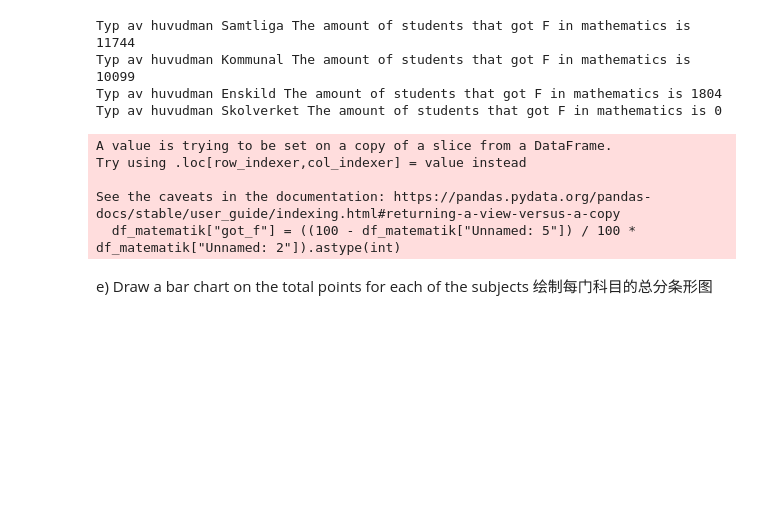
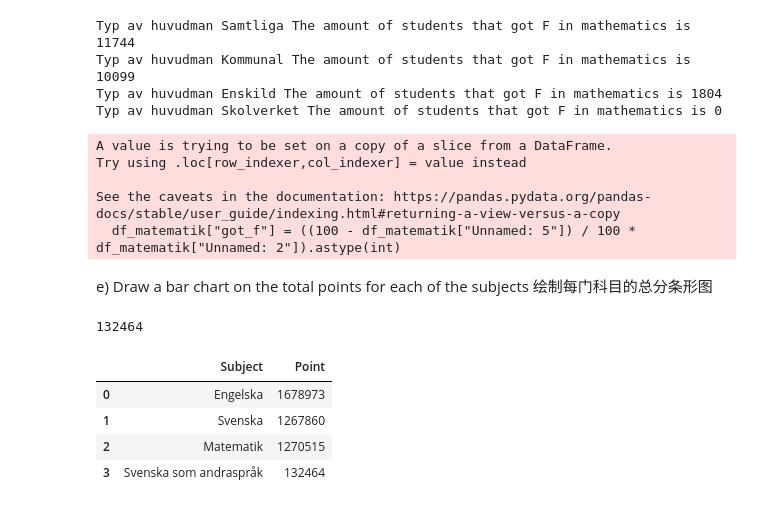
Before and after one commit to JessieH521/Data_Platform_DE24, a Jupyter notebook: exercises/exercise_1/exercise_1_0.ipynb, the cells around one changed output. Saved outputs shown, nothing was run; the diff lists cells and outputs as text; code cells hidden in the pictures; blank space fills up the shorter version.

```diff
--- a/exercises/exercise_1/exercise_1_0.ipynb
+++ b/exercises/exercise_1/exercise_1_0.ipynb
@@ -181,3 +180,38 @@ See the caveats in the documentation: https://pandas.pydata.org/pandas-docs/stab
   df_matematik["got_f"] = ((100 - df_matematik["Unnamed: 5"]) / 100 * df_matematik["Unnamed: 2"]).astype(int)
 # %% [markdown]
 e) Draw a bar chart on the total points for each of the subjects 绘制每门科目的总分条形图
+# %%
+# svenska, matematik,engelska, Svenska som andraspråk
+
+total_engelska = int((df_engelska.loc[8, "Unnamed: 2"]) * (df_engelska.loc[8, "Unnamed: 8"]))
+total_svenska = int((df_svenska.loc[8, "Unnamed: 2"]) * (df_svenska.loc[8, "Unnamed: 8"]))
+total_matematik = int((df_matematik.loc[8, "Unnamed: 8"]))
+total_andra = int((df_andra.loc[8, "Unnamed: 8"]))
+
+total_andra
+# %% [output]
+132464
+# %%
+# df_total = pd.DataFrame(
+#     {
+#         "Engelska": total_engelska,
+#         "Svenska": total_svenska,
+#         "Matematik": total_matematik,
+#         "Svenska som andraspråk": total_andra,
+#     },
+#     index=["Subject", "Point"],
+# )
+df_total = pd.DataFrame(
+    {
+        "Subject": ["Engelska", "Svenska", "Matematik", "Svenska som andraspråk"],
+        "Point": [total_engelska, total_svenska, total_matematik, total_andra]
+    }
+)
+
+df_total
+# %% [output]
+|  | Subject | Point |
+| 0 | Engelska | 1678973 |
+| 1 | Svenska | 1267860 |
+| 2 | Matematik | 1270515 |
+| 3 | Svenska som andraspråk | 132464 |
```
Also changed, not shown: parts of 5 cells of this notebook, 4 other files.
